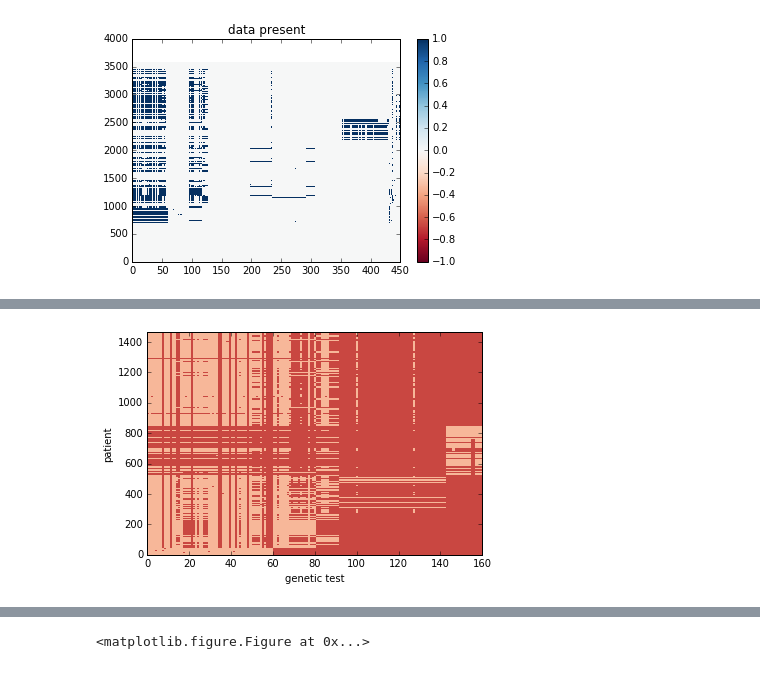
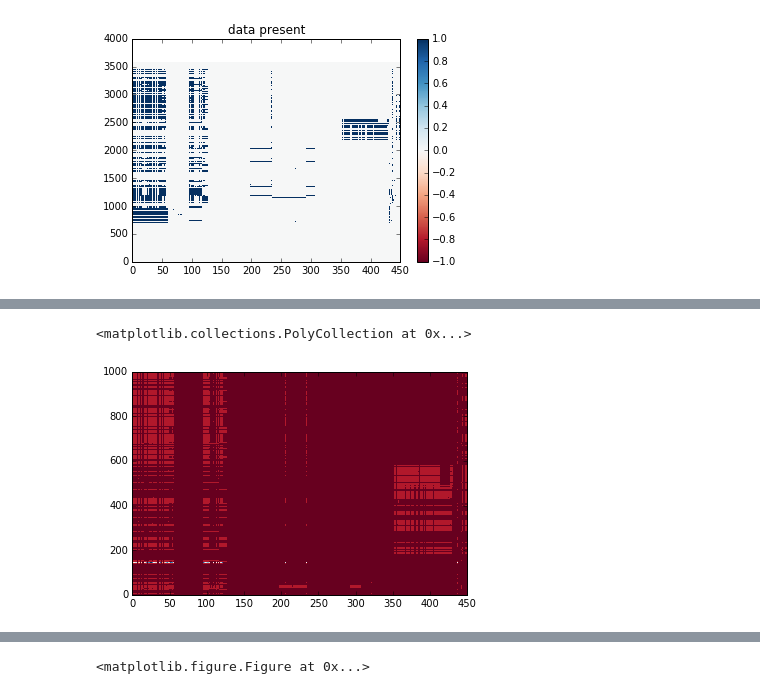
Before and after one commit to mattmacellaio/Insight-code, a Jupyter notebook: load_odata.ipynb, the cells around one changed output, grey strips where cells are left out. Cells and saved outputs as stored; diff of their text form; code cells hidden in the pictures.

```diff
--- a/load_odata.ipynb
+++ b/load_odata.ipynb
@@ -221,6 +237,7 @@ IndexError: list index out of range
 # %%
-#find pts with chromosomal abnormality diagnosis
-chromPts=np.where(diagCodesCat[chromAbnormalityCode])[0]
+#find pts with specific diagnosis or group of diagnoses
+sepPts=[np.where(diagCodesCat[i])[0] for i in [healthCodes]]
+
 #hist of how many patients had which number of tests done
 counts, x, y=plt.hist(sum(genoCodes[sepPts]),range(0,100))
 plt.close()
@@ -228,29 +245,29 @@ plt.close()
 #take the number of patients that had the maximum number of tests done
 numPtsSepwTests=np.where(counts[1:]==max(counts[1:]))[0]+1
 
-#which tests to use
-useGenoTestsChrom=np.where(sum(genoCodes[chromPts])==numPtsChromwTests)[0]
+#which tests to use - can contract a lot of this to just use genoCodesData
+useGenoTestsSep=np.where(sum(genoCodes[sepPts])==numPtsSepwTests)[0]
 
 ptnum=0;
-pttests=[genoCodesCat[i] for i in useGenoTestsChrom]
+pttests=[genoCodesCat[i] for i in useGenoTestsSep]
 pttests=map(list, zip(*pttests))
 pttests_total=[sum(i) for i in pttests]
 #use patients of any diagnosis that have those tests done
-usePts=np.where([i==len(useGenoTestsChrom) for i in pttests_total])[0]
+usePts=np.where([i==len(useGenoTestsSep) for i in pttests_total])[0]
 
 #diagnosis 1/0 for chromosomal abnormality
-diagsChrom=[i[chromAbnormalityCode] for i in diagCodes[usePts]]
+diagsSep=[i[chromAbnormalityCode] for i in diagCodes[sepPts]]
 
-useDataChrom=[]
+useDataSep=[]
 for pt in usePts:
     tmp=genoCodesData[pt]
-    templist=tmp[useGenoTestsChrom]
-    useDataChrom.append(templist)
+    templist=tmp[useGenoTestsSep]
+    useDataSep.append(templist)
     ptnum=ptnum+1
 
-print len(useDataChrom)
+print len(useDataSep)
 # genoCodes[np.where(genoCodes[usePtsChrom]
-featurenames=[colVals[i] for i in useGenoTestsChrom+indexAssaystart1]
+featurenames=[colVals[i] for i in useGenoTestsSep+indexAssaystart1]
 
 #index of test for chromosomal abnormality
 chrom3Ind=featurenames.index('C__32407229_60')
@@ -277,11 +292,8 @@ plt.show()
-# %%
-plt.pcolor(useGenoSet,cmap='RdBu',vmin=-1,vmax=5)
-plt.xlabel('genetic test')
-plt.ylabel('patient')
-plt.axis([0, 160, 0, len(usePts)])
-plt.show()
-# %% [output]
-[figure, removed]
+# %%
+plt.pcolor([genoCodesData[i] for i in range(2000,3000)],cmap='RdBu')
+# %% [output]
+<matplotlib.collections.PolyCollection at 0x...>
+[figure, added]
 # %%
 #try truncated SVD on chromosomal data
 from sklearn.decomposition import TruncatedSVD
```
Also changed, not shown: parts of 8 cells of this notebook, 2 other files.
